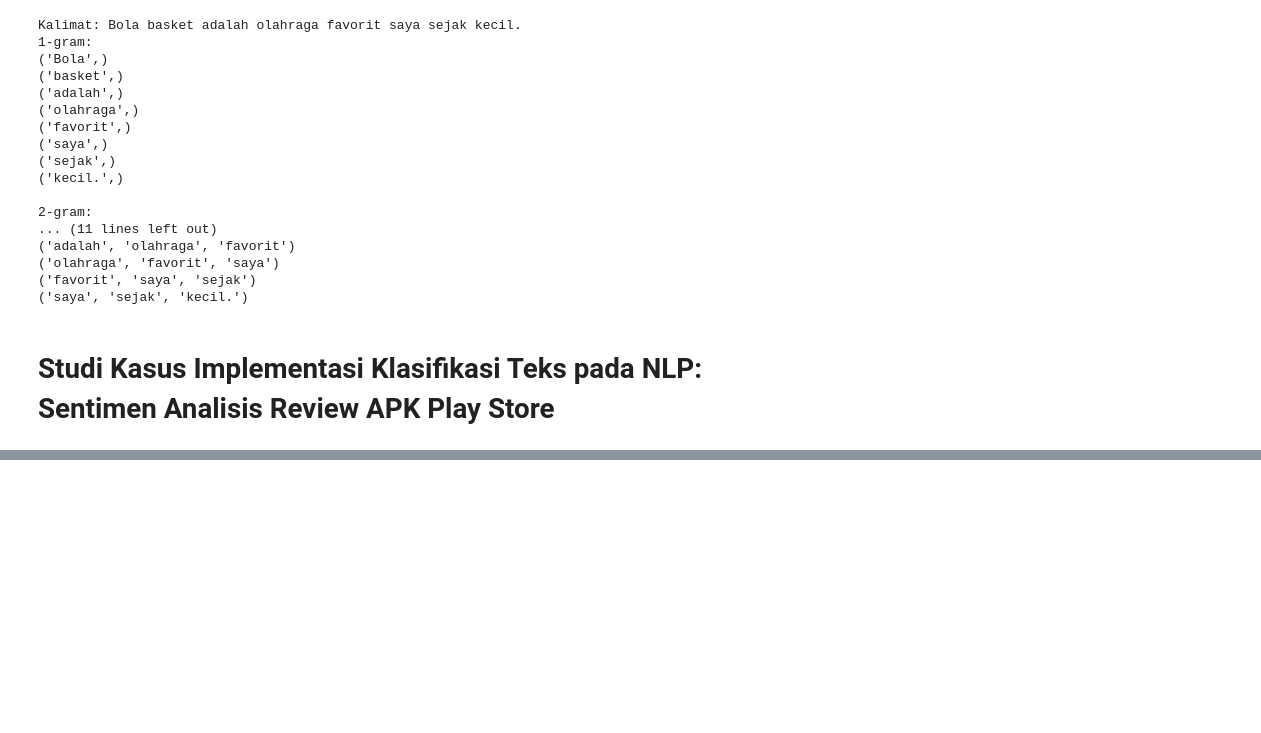
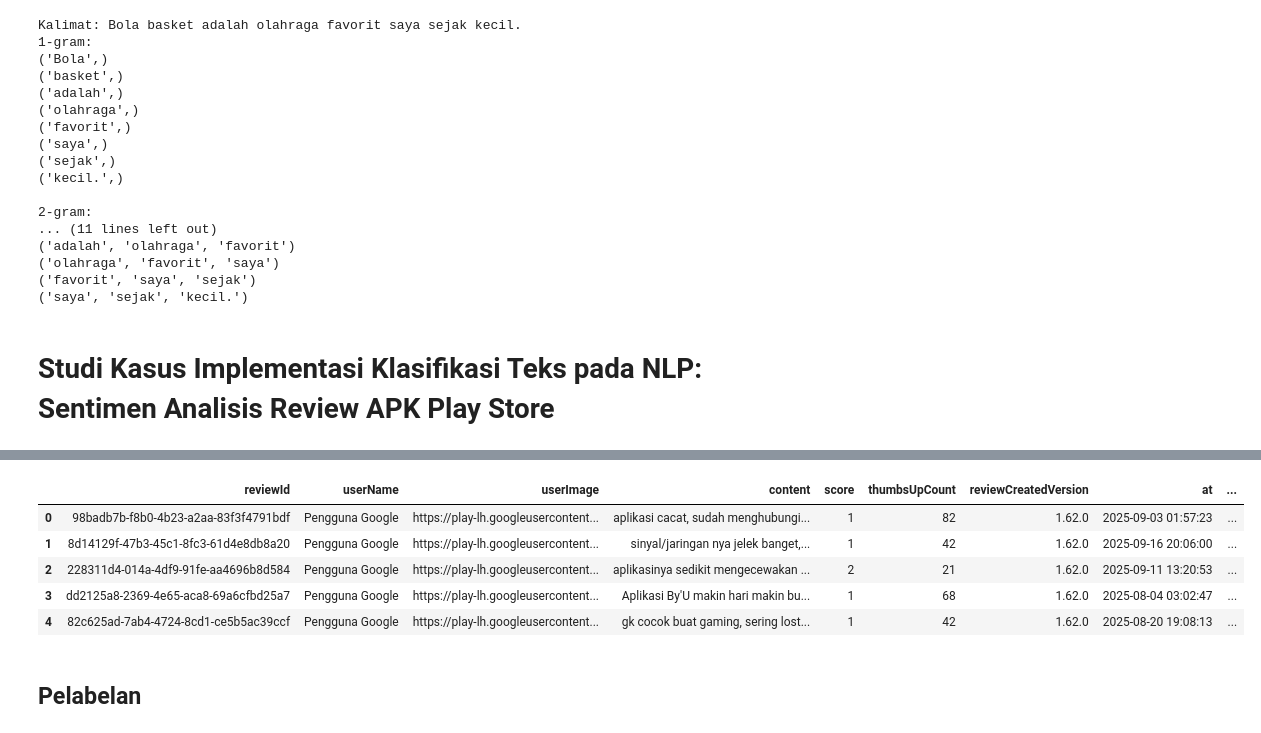
Before and after one commit to TurmaeUrsorum/repo_dicoding, a Jupyter notebook: 4. Belajar Fundamental Deep Learning/4. Natural Language Processing/NLP.ipynb, the cells around one changed output, grey strips where cells are left out. Saved outputs shown, nothing was run; the diff lists cells and outputs as text; code cells hidden in the pictures; blank space fills up the shorter version.

```diff
--- a/4. Belajar Fundamental Deep Learning/4. Natural Language Processing/NLP.ipynb
+++ b/4. Belajar Fundamental Deep Learning/4. Natural Language Processing/NLP.ipynb
@@ -619,0 +744,9 @@ Kalimat: Bola basket adalah olahraga favorit saya sejak kecil.
+# %%
+# Membuat DataFrame baru (clean_df) dengan menghapus baris yang memiliki nilai yang hilang (NaN) dari app_reviews_df
+clean_df = app_reviews_df.dropna()
+# %%
+# Menghapus baris duplikat dari DataFrame clean_df
+clean_df = clean_df.drop_duplicates()
+
+# Menghitung jumlah baris dan kolom dalam DataFrame clean_df setelah menghapus duplikat
+jumlah_ulasan_setelah_hapus_duplikat, jumlah_kolom_setelah_hapus_duplikat = clean_df.shape
@@ -619,0 +844,14 @@ Kalimat: Bola basket adalah olahraga favorit saya sejak kecil.
+# %%
+slangwords = {"@": "di", "abis": "habis", "wtb": "beli", "masi": "masih", "wts": "jual", "wtt": "tukar", "bgt": "banget", "maks": "maksimal"}
+def fix_slangwords(text):
+    words = text.split()
+    fixed_words = []
+
+    for word in words:
+        if word.lower() in slangwords:
+            fixed_words.append(slangwords[word.lower()])
+        else:
+            fixed_words.append(word)
+
+    fixed_text = ' '.join(fixed_words)
+    return fixed_text
@@ -619,0 +881,29 @@ Kalimat: Bola basket adalah olahraga favorit saya sejak kecil.
+# %%
+# Membersihkan teks dan menyimpannya di kolom 'text_clean'
+clean_df['text_clean'] = clean_df['content'].apply(cleaningText)
+
+# Mengubah huruf dalam teks menjadi huruf kecil dan menyimpannya di 'text_casefoldingText'
+clean_df['text_casefoldingText'] = clean_df['text_clean'].apply(casefoldingText)
+
+# Mengganti kata-kata slang dengan kata-kata standar dan menyimpannya di 'text_slangwords'
+clean_df['text_slangwords'] = clean_df['text_casefoldingText'].apply(fix_slangwords)
+
+# Memecah teks menjadi token (kata-kata) dan menyimpannya di 'text_tokenizingText'
+clean_df['text_tokenizingText'] = clean_df['text_slangwords'].apply(tokenizingText)
+
+# Menghapus kata-kata stop (kata-kata umum) dan menyimpannya di 'text_stopword'
+clean_df['text_stopword'] = clean_df['text_tokenizingText'].apply(filteringText)
+
+# Menggabungkan token-token menjadi kalimat dan menyimpannya di 'text_akhir'
+clean_df['text_akhir'] = clean_df['text_stopword'].apply(toSentence)
+# %%
+clean_df.head()
+# %% [output]
+|  | reviewId | userName | userImage | content | score | thumbsUpCount | reviewCreatedVersion | at | ... |
+| 0 | 98badb7b-f8b0-4b23-a2aa-83f3f4791bdf | Pengguna Google | https://play-lh.googleusercontent... | aplikasi cacat, sudah menghubungi... | 1 | 82 | 1.62.0 | 2025-09-03 01:57:23 | ... |
+| 1 | 8d14129f-47b3-45c1-8fc3-61d4e8db8a20 | Pengguna Google | https://play-lh.googleusercontent... | sinyal/jaringan nya jelek banget,... | 1 | 42 | 1.62.0 | 2025-09-16 20:06:00 | ... |
+| 2 | 228311d4-014a-4df9-91fe-aa4696b8d584 | Pengguna Google | https://play-lh.googleusercontent... | aplikasinya sedikit mengecewakan ... | 2 | 21 | 1.62.0 | 2025-09-11 13:20:53 | ... |
+| 3 | dd2125a8-2369-4e65-aca8-69a6cfbd25a7 | Pengguna Google | https://play-lh.googleusercontent... | Aplikasi By'U makin hari makin bu... | 1 | 68 | 1.62.0 | 2025-08-04 03:02:47 | ... |
+| 4 | 82c625ad-7ab4-4724-8cd1-ce5b5ac39ccf | Pengguna Google | https://play-lh.googleusercontent... | gk cocok buat gaming, sering lost... | 1 | 42 | 1.62.0 | 2025-08-20 19:08:13 | ... |
+# %% [markdown]
+## Pelabelan
```
Also changed, not shown: parts of 22 cells of this notebook, 1 other file.
